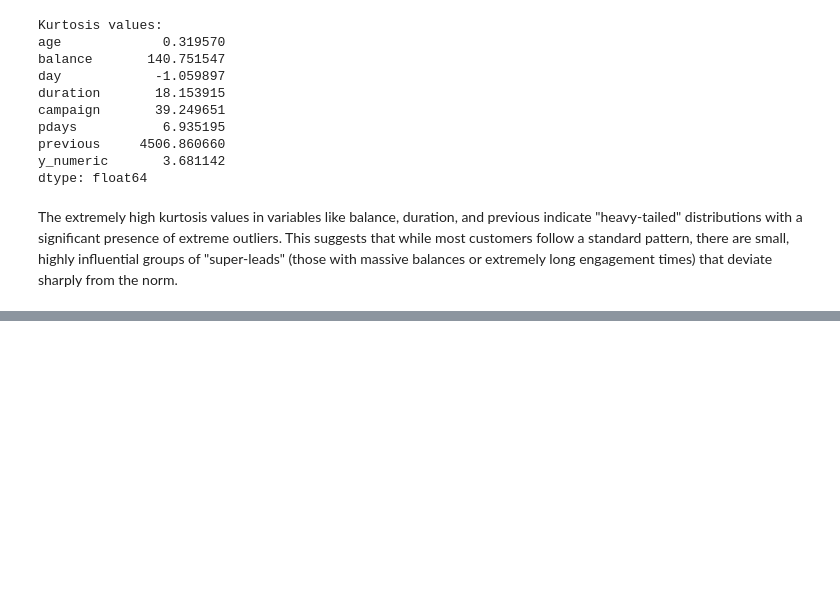
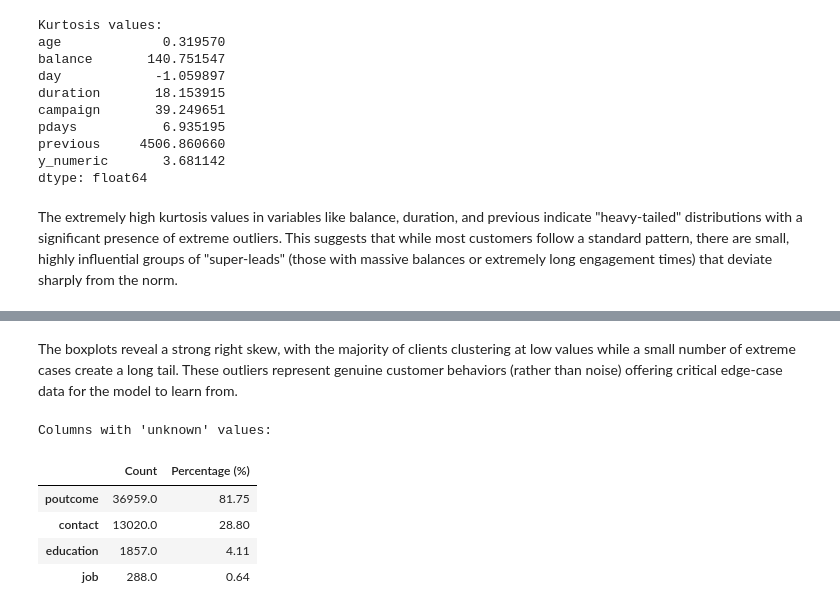
Before and after one commit to Raeesa12/FUTURE_DS_03, a Jupyter notebook: Notebook and Dataset/funnel_analysis.ipynb, the cells around one changed output, grey strips where cells are left out. Drawn from its saved outputs; the diff is of its cells as text; code cells hidden in the pictures; blank space fills up the shorter version.

```diff
--- a/Notebook and Dataset/funnel_analysis.ipynb
+++ b/Notebook and Dataset/funnel_analysis.ipynb
@@ -167,0 +209,27 @@ The extremely high kurtosis values in variables like balance, duration, and prev
+# %% [markdown]
+The boxplots reveal a strong right skew, with the majority of clients clustering at low values while a small number of extreme cases create a long tail. These outliers represent genuine customer behaviors (rather than noise) offering critical edge-case data for the model to learn from.
+# %%
+# This dataset uses 'unknown' instead of NaN for missing categoricals.
+
+unknown_summary = {}
+for col in data.columns:
+    try:
+        count = (data[col].astype(str).str.lower() == 'unknown').sum()
+        if count > 0:
+            unknown_summary[col] = {
+                'Count': count,
+                'Percentage (%)': round(count / len(data) * 100, 2)
+            }
+    except Exception:
+        pass
+
+unknown_df = pd.DataFrame(unknown_summary).T.sort_values('Percentage (%)', ascending=False)
+print("Columns with 'unknown' values:")
+display(unknown_df)
+# %% [output]
+Columns with 'unknown' values:
+|  | Count | Percentage (%) |
+| poutcome | 36959.0 | 81.75 |
+| contact | 13020.0 | 28.80 |
+| education | 1857.0 | 4.11 |
+| job | 288.0 | 0.64 |
```
Also changed, not shown: parts of 11 cells of this notebook, 1 other file.
